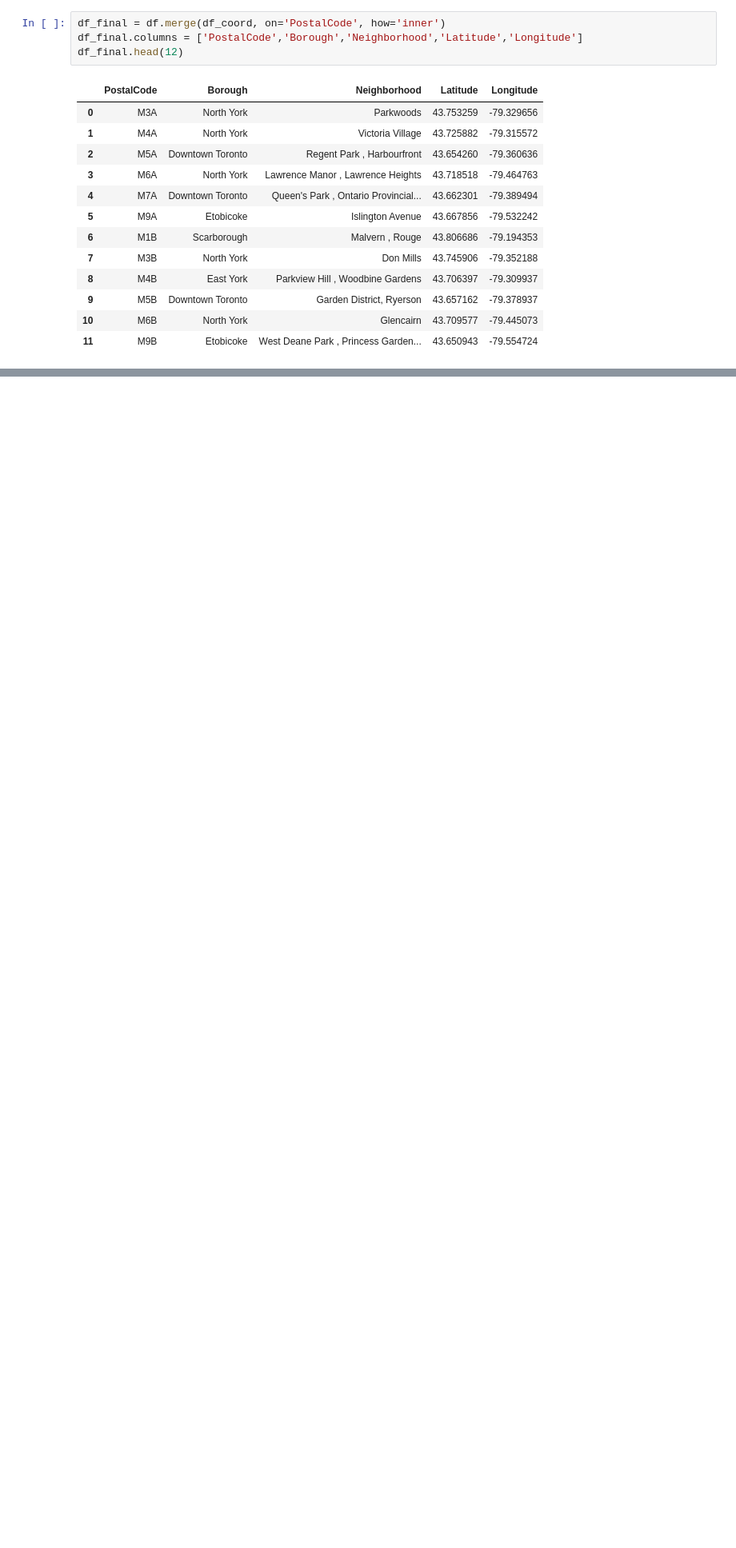
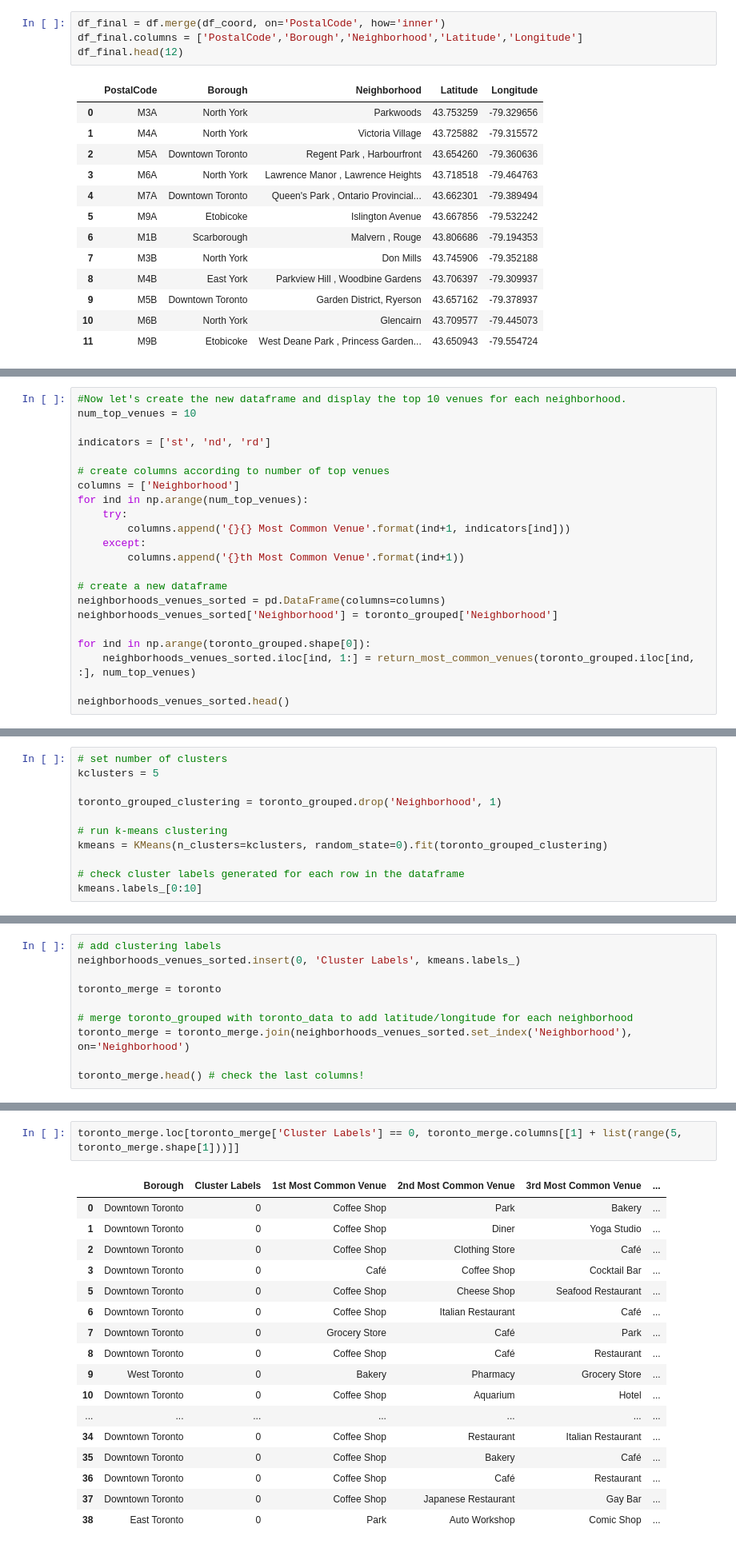
Before and after one commit to rawakash66/Coursera_Capstone, a Jupyter notebook: Segmenting_and_clustering.ipynb, the cells around one changed output, grey strips where cells are left out. Shown: that part at 80% size. Drawn from its saved outputs; the diff is of its cells as text; blank space fills up the shorter version.

```diff
--- a/Segmenting_and_clustering.ipynb
+++ b/Segmenting_and_clustering.ipynb
@@ -158,0 +456,22 @@ df_final.head(12)
+# %%
+#Now let's create the new dataframe and display the top 10 venues for each neighborhood.
+num_top_venues = 10
+
+indicators = ['st', 'nd', 'rd']
+
+# create columns according to number of top venues
+columns = ['Neighborhood']
+for ind in np.arange(num_top_venues):
+    try:
+        columns.append('{}{} Most Common Venue'.format(ind+1, indicators[ind]))
+    except:
+        columns.append('{}th Most Common Venue'.format(ind+1))
+
+# create a new dataframe
+neighborhoods_venues_sorted = pd.DataFrame(columns=columns)
+neighborhoods_venues_sorted['Neighborhood'] = toronto_grouped['Neighborhood']
+
+for ind in np.arange(toronto_grouped.shape[0]):
+    neighborhoods_venues_sorted.iloc[ind, 1:] = return_most_common_venues(toronto_grouped.iloc[ind, :], num_top_venues)
+
+neighborhoods_venues_sorted.head()
@@ -158,0 +489,11 @@ df_final.head(12)
+# %%
+# set number of clusters
+kclusters = 5
+
+toronto_grouped_clustering = toronto_grouped.drop('Neighborhood', 1)
+
+# run k-means clustering
+kmeans = KMeans(n_clusters=kclusters, random_state=0).fit(toronto_grouped_clustering)
+
+# check cluster labels generated for each row in the dataframe
+kmeans.labels_[0:10]
@@ -158,0 +504,10 @@ df_final.head(12)
+# %%
+# add clustering labels
+neighborhoods_venues_sorted.insert(0, 'Cluster Labels', kmeans.labels_)
+
+toronto_merge = toronto
+
+# merge toronto_grouped with toronto_data to add latitude/longitude for each neighborhood
+toronto_merge = toronto_merge.join(neighborhoods_venues_sorted.set_index('Neighborhood'), on='Neighborhood')
+
+toronto_merge.head() # check the last columns!
@@ -158,0 +553,20 @@ df_final.head(12)
+# %%
+toronto_merge.loc[toronto_merge['Cluster Labels'] == 0, toronto_merge.columns[[1] + list(range(5, toronto_merge.shape[1]))]]
+# %% [output]
+|  | Borough | Cluster Labels | 1st Most Common Venue | 2nd Most Common Venue | 3rd Most Common Venue | ... |
+| 0 | Downtown Toronto | 0 | Coffee Shop | Park | Bakery | ... |
+| 1 | Downtown Toronto | 0 | Coffee Shop | Diner | Yoga Studio | ... |
+| 2 | Downtown Toronto | 0 | Coffee Shop | Clothing Store | Café | ... |
+| 3 | Downtown Toronto | 0 | Café | Coffee Shop | Cocktail Bar | ... |
+| 5 | Downtown Toronto | 0 | Coffee Shop | Cheese Shop | Seafood Restaurant | ... |
+| 6 | Downtown Toronto | 0 | Coffee Shop | Italian Restaurant | Café | ... |
+| 7 | Downtown Toronto | 0 | Grocery Store | Café | Park | ... |
+| 8 | Downtown Toronto | 0 | Coffee Shop | Café | Restaurant | ... |
+| 9 | West Toronto | 0 | Bakery | Pharmacy | Grocery Store | ... |
+| 10 | Downtown Toronto | 0 | Coffee Shop | Aquarium | Hotel | ... |
+| ... | ... | ... | ... | ... | ... | ... |
+| 34 | Downtown Toronto | 0 | Coffee Shop | Restaurant | Italian Restaurant | ... |
+| 35 | Downtown Toronto | 0 | Coffee Shop | Bakery | Café | ... |
+| 36 | Downtown Toronto | 0 | Coffee Shop | Café | Restaurant | ... |
+| 37 | Downtown Toronto | 0 | Coffee Shop | Japanese Restaurant | Gay Bar | ... |
+| 38 | East Toronto | 0 | Park | Auto Workshop | Comic Shop | ... |
```
Also changed, not shown: parts of 52 cells of this notebook.
